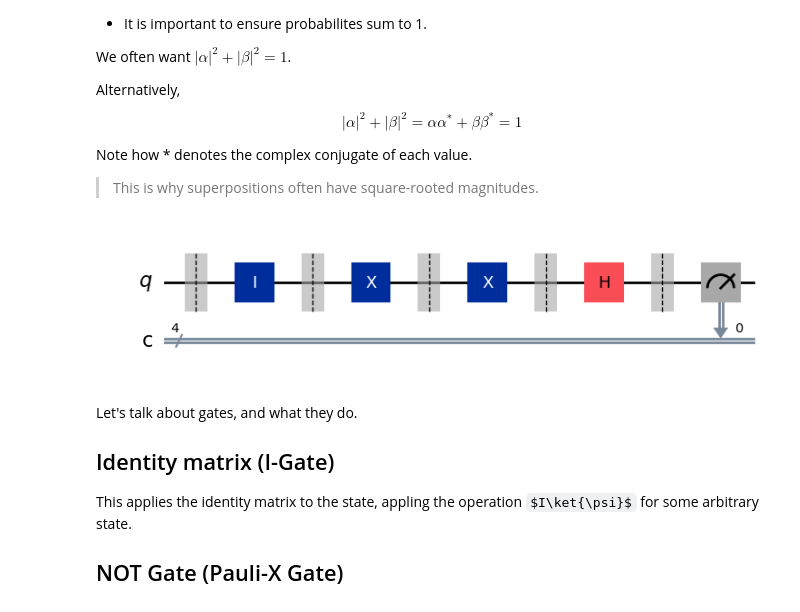
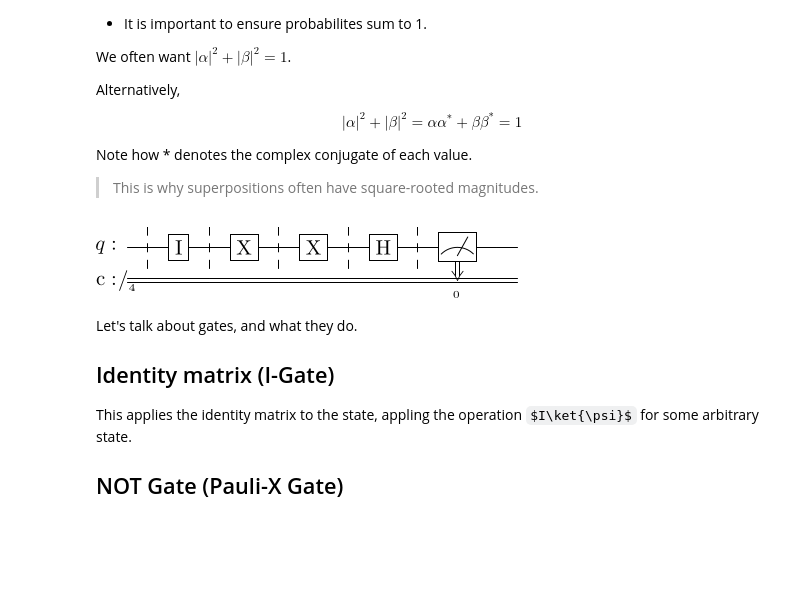
Before and after one commit to isaac-preyser/SENG457, a Jupyter notebook: notes.ipynb, the cells around one changed output. Cells and saved outputs as stored; diff of their text form; code cells hidden in the pictures; some formulas as TeX source; blank space fills up the shorter version.

Commit message:
update environment to support LaTeX output in jupyter notebooks

```diff
--- a/notes.ipynb
+++ b/notes.ipynb
@@ -236,25 +236,25 @@ Note how * denotes the complex conjugate of each value.
 # %%
 from qiskit import QuantumRegister, ClassicalRegister, QuantumCircuit
 from numpy import pi
 
 qreg_q = QuantumRegister(1, 'q')
 creg_c = ClassicalRegister(4, 'c')
 circuit = QuantumCircuit(qreg_q, creg_c)
 
 circuit.barrier(qreg_q[0])
 circuit.id(qreg_q[0])
 circuit.barrier(qreg_q[0])
 circuit.x(qreg_q[0])
 circuit.barrier(qreg_q[0])
 circuit.x(qreg_q[0])
 circuit.barrier(qreg_q[0])
 circuit.h(qreg_q[0])
 circuit.barrier(qreg_q[0])
 circuit.measure(qreg_q[0], creg_c[0])
 
-circuit.draw(output='mpl', style='default')
+circuit.draw(output='latex', style='default')
 # %% [output]
-[figure, old version]
+[figure, new version]
 # %% [markdown]
 Let's talk about gates, and what they do.
 
```
Also changed, not shown: parts of 3 cells of this notebook.
